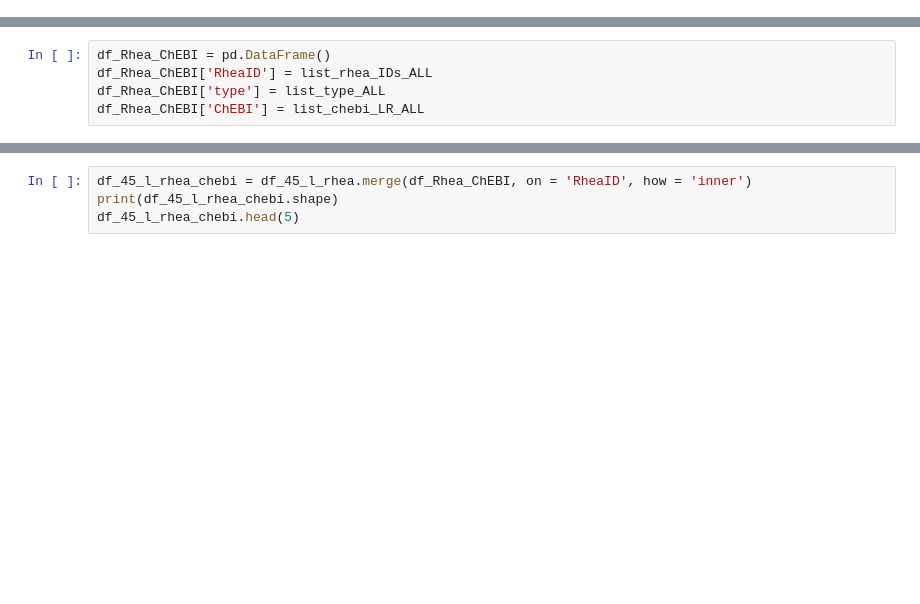
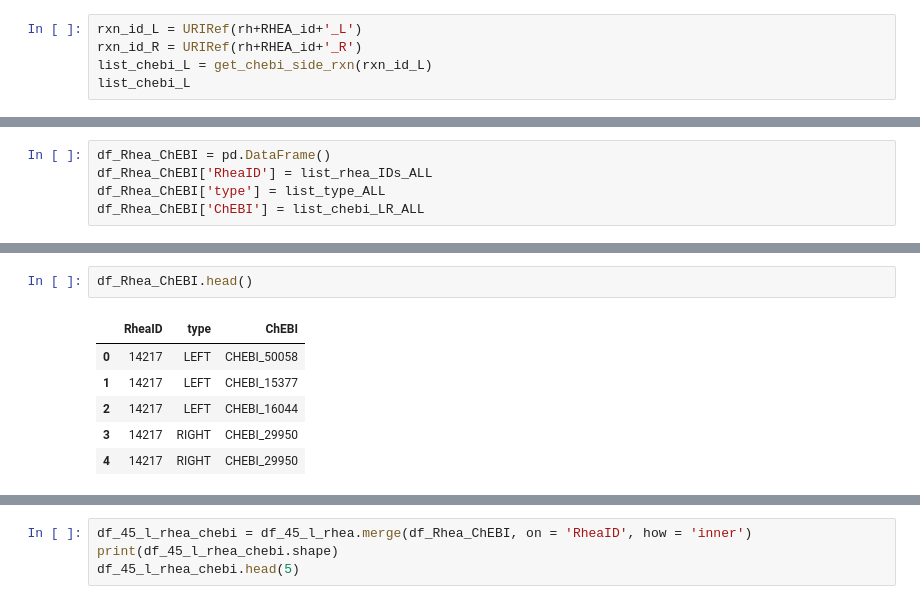
Before and after one commit to ajinich/mtb_tn_db, a Jupyter notebook: ml-standardised_data/UP_Rhea_to_smiles.ipynb, the cells around one changed output, grey strips where cells are left out. Cells and saved outputs as stored; diff of their text form; blank space fills up the shorter version.

```diff
--- a/ml-standardised_data/UP_Rhea_to_smiles.ipynb
+++ b/ml-standardised_data/UP_Rhea_to_smiles.ipynb
@@ -60,0 +67,5 @@ def get_chebi_from_rhea_ID(RHEA_id):
+# %%
+rxn_id_L = URIRef(rh+RHEA_id+'_L')
+rxn_id_R = URIRef(rh+RHEA_id+'_R')
+list_chebi_L = get_chebi_side_rxn(rxn_id_L)
+list_chebi_L
@@ -184,0 +215,9 @@ df_Rhea_ChEBI.shape
+# %%
+df_Rhea_ChEBI.head()
+# %% [output]
+|  | RheaID | type | ChEBI |
+| 0 | 14217 | LEFT | CHEBI_50058 |
+| 1 | 14217 | LEFT | CHEBI_15377 |
+| 2 | 14217 | LEFT | CHEBI_16044 |
+| 3 | 14217 | RIGHT | CHEBI_29950 |
+| 4 | 14217 | RIGHT | CHEBI_29950 |
```
Also changed, not shown: parts of 40 cells of this notebook, 2 other files.
